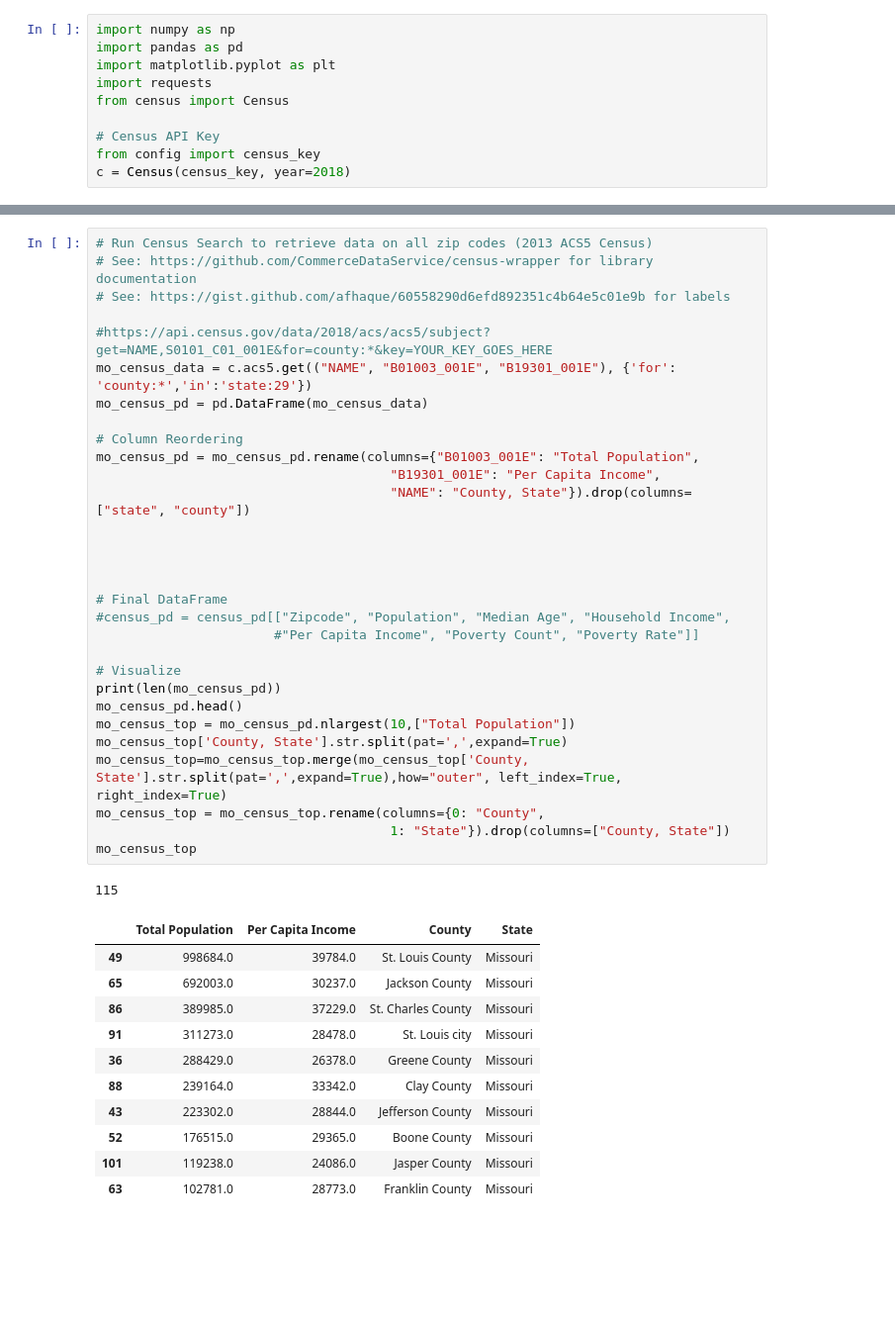
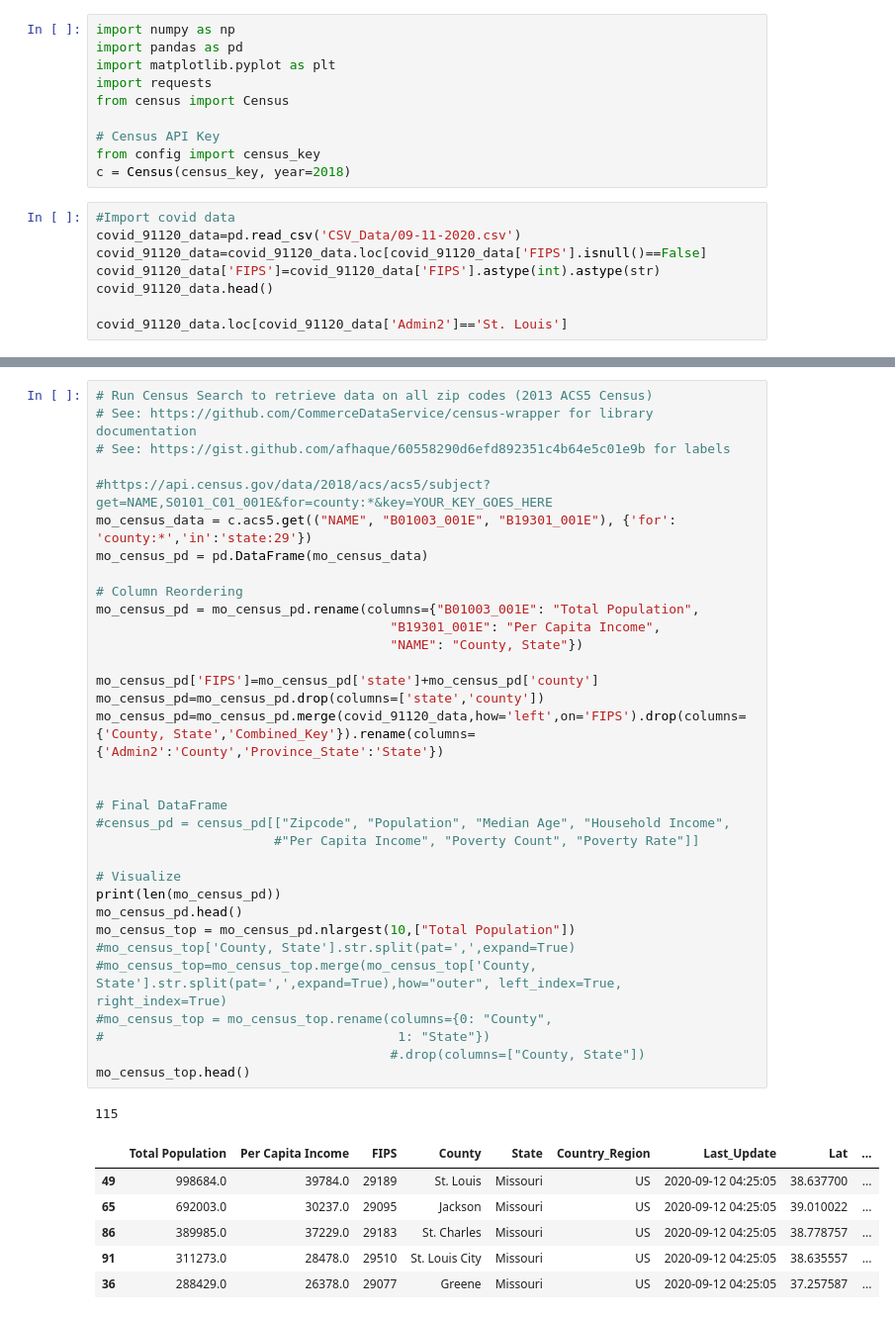
Before and after one commit to Zachariassis/COVID19-in-Midwest, a Jupyter notebook: api_data.ipynb, the cells around one changed output, grey strips where cells are left out. Shown at 99% size. Cells and saved outputs as stored; diff of their text form; blank space fills up the shorter version.

Commit message:
Added in covid data and combined also FIPS

```diff
--- a/api_data.ipynb
+++ b/api_data.ipynb
@@ -8,3 +8,11 @@ from census import Census
 # Census API Key
 from config import census_key
 c = Census(census_key, year=2018)
+# %%
+#Import covid data
+covid_91120_data=pd.read_csv('CSV_Data/09-11-2020.csv')
+covid_91120_data=covid_91120_data.loc[covid_91120_data['FIPS'].isnull()==False]
+covid_91120_data['FIPS']=covid_91120_data['FIPS'].astype(int).astype(str)
+covid_91120_data.head()
+
+covid_91120_data.loc[covid_91120_data['Admin2']=='St. Louis']
@@ -11,46 +23,44 @@ c = Census(census_key, year=2018)
 # %%
 # Run Census Search to retrieve data on all zip codes (2013 ACS5 Census)
 # See: https://github.com/CommerceDataService/census-wrapper for library documentation
 # See: https://gist.github.com/afhaque/60558290d6efd892351c4b64e5c01e9b for labels
 
 #https://api.census.gov/data/2018/acs/acs5/subject?get=NAME,S0101_C01_001E&for=county:*&key=YOUR_KEY_GOES_HERE
 mo_census_data = c.acs5.get(("NAME", "B01003_001E", "B19301_001E"), {'for': 'county:*','in':'state:29'})
 mo_census_pd = pd.DataFrame(mo_census_data)
 
 # Column Reordering
 mo_census_pd = mo_census_pd.rename(columns={"B01003_001E": "Total Population",
                                       "B19301_001E": "Per Capita Income",
-                                      "NAME": "County, State"}).drop(columns=["state", "county"])
+                                      "NAME": "County, State"})
 
-
+mo_census_pd['FIPS']=mo_census_pd['state']+mo_census_pd['county']
+mo_census_pd=mo_census_pd.drop(columns=['state','county'])
+mo_census_pd=mo_census_pd.merge(covid_91120_data,how='left',on='FIPS').drop(columns={'County, State','Combined_Key'}).rename(columns={'Admin2':'County','Province_State':'State'})
 
 
 # Final DataFrame
 #census_pd = census_pd[["Zipcode", "Population", "Median Age", "Household Income",
                        #"Per Capita Income", "Poverty Count", "Poverty Rate"]]
 
 # Visualize
 print(len(mo_census_pd))
 mo_census_pd.head()
 mo_census_top = mo_census_pd.nlargest(10,["Total Population"])
-mo_census_top['County, State'].str.split(pat=',',expand=True)
-mo_census_top=mo_census_top.merge(mo_census_top['County, State'].str.split(pat=',',expand=True),how="outer", left_index=True, right_index=True)
-mo_census_top = mo_census_top.rename(columns={0: "County",
-                                      1: "State"}).drop(columns=["County, State"])
-mo_census_top
+#mo_census_top['County, State'].str.split(pat=',',expand=True)
+#mo_census_top=mo_census_top.merge(mo_census_top['County, State'].str.split(pat=',',expand=True),how="outer", left_index=True, right_index=True)
+#mo_census_top = mo_census_top.rename(columns={0: "County",
+#                                      1: "State"})
+                                      #.drop(columns=["County, State"])
+mo_census_top.head()
 # %% [output]
 115
-|  | Total Population | Per Capita Income | County | State |
-| 49 | 998684.0 | 39784.0 | St. Louis County | Missouri |
-| 65 | 692003.0 | 30237.0 | Jackson County | Missouri |
-| 86 | 389985.0 | 37229.0 | St. Charles County | Missouri |
-| 91 | 311273.0 | 28478.0 | St. Louis city | Missouri |
-| 36 | 288429.0 | 26378.0 | Greene County | Missouri |
-| 88 | 239164.0 | 33342.0 | Clay County | Missouri |
-| 43 | 223302.0 | 28844.0 | Jefferson County | Missouri |
-| 52 | 176515.0 | 29365.0 | Boone County | Missouri |
-| 101 | 119238.0 | 24086.0 | Jasper County | Missouri |
-| 63 | 102781.0 | 28773.0 | Franklin County | Missouri |
+|  | Total Population | Per Capita Income | FIPS | County | State | Country_Region | Last_Update | Lat | ... |
+| 49 | 998684.0 | 39784.0 | 29189 | St. Louis | Missouri | US | 2020-09-12 04:25:05 | 38.637700 | ... |
+| 65 | 692003.0 | 30237.0 | 29095 | Jackson | Missouri | US | 2020-09-12 04:25:05 | 39.010022 | ... |
+| 86 | 389985.0 | 37229.0 | 29183 | St. Charles | Missouri | US | 2020-09-12 04:25:05 | 38.778757 | ... |
+| 91 | 311273.0 | 28478.0 | 29510 | St. Louis City | Missouri | US | 2020-09-12 04:25:05 | 38.635557 | ... |
+| 36 | 288429.0 | 26378.0 | 29077 | Greene | Missouri | US | 2020-09-12 04:25:05 | 37.257587 | ... |
 # %%
 il_census_data = c.acs5.get(("NAME", "B01003_001E", "B19301_001E"), {'for': 'county:*','in':'state:17'})
 il_census_pd = pd.DataFrame(il_census_data)
```
Also changed, not shown: parts of 5 cells of this notebook.
